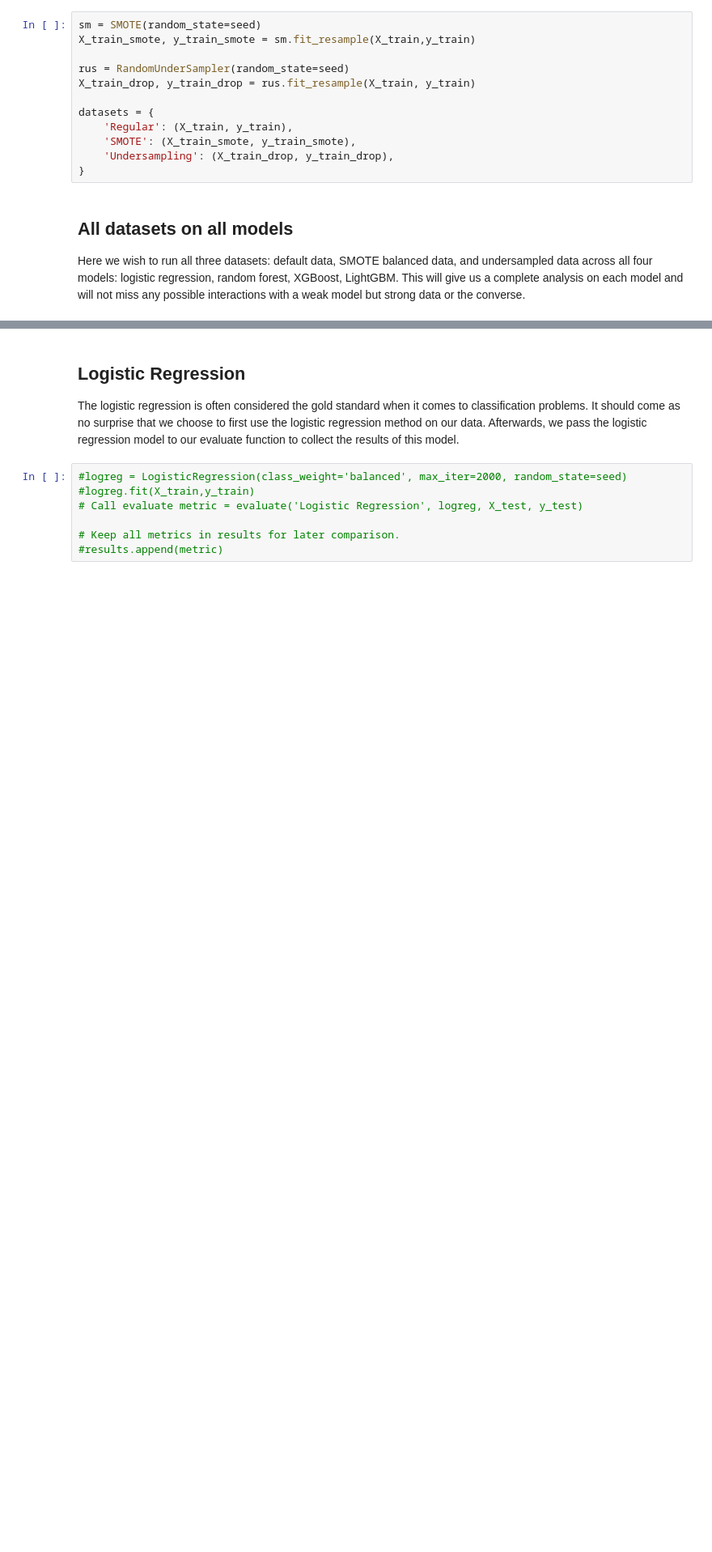
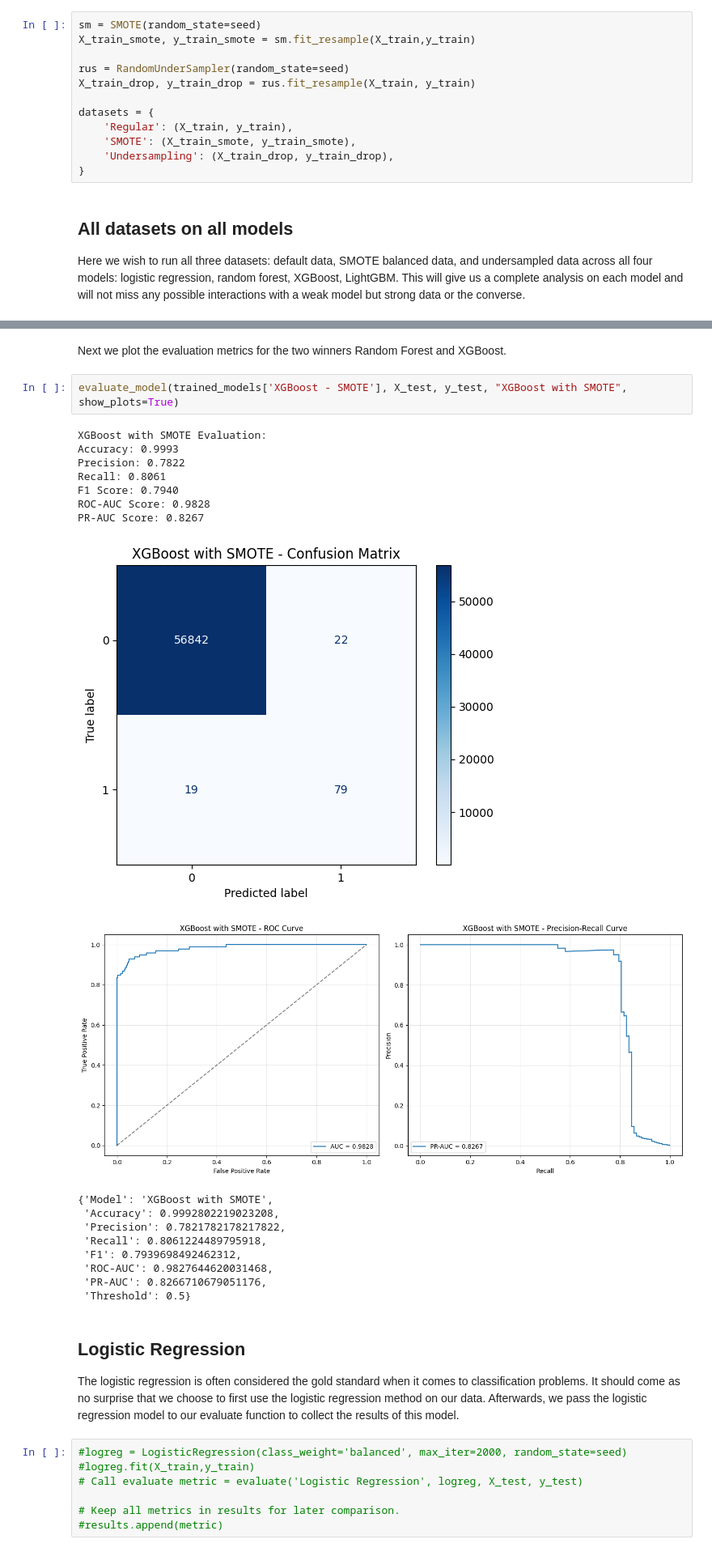
Before and after one commit to TheTureFADED/CCFD, a Jupyter notebook: notebooks/modelling.ipynb, the cells around one changed output, grey strips where cells are left out. Shown at 81% size. Drawn from its saved outputs; the diff is of its cells as text; blank space fills up the shorter version.

```diff
--- a/notebooks/modelling.ipynb
+++ b/notebooks/modelling.ipynb
@@ -164,3 +239,25 @@ PR-AUC Score: 1.0000
+# %% [markdown]
+Next we plot the evaluation metrics for the two winners Random Forest and XGBoost.
+# %%
+evaluate_model(trained_models['XGBoost - SMOTE'], X_test, y_test, "XGBoost with SMOTE", show_plots=True)
+# %% [output]
+XGBoost with SMOTE Evaluation:
+Accuracy: 0.9993
+Precision: 0.7822
+Recall: 0.8061
+F1 Score: 0.7940
+ROC-AUC Score: 0.9828
+PR-AUC Score: 0.8267
+[figure, added]
+[figure, added]
+{'Model': 'XGBoost with SMOTE',
+ 'Accuracy': 0.9992802219023208,
+ 'Precision': 0.7821782178217822,
+ 'Recall': 0.8061224489795918,
+ 'F1': 0.7939698492462312,
+ 'ROC-AUC': 0.9827644620031468,
+ 'PR-AUC': 0.8266710679051176,
+ 'Threshold': 0.5}
 # %% [markdown]
 ## Logistic Regression
 
```
Also changed, not shown: parts of 5 cells of this notebook.
